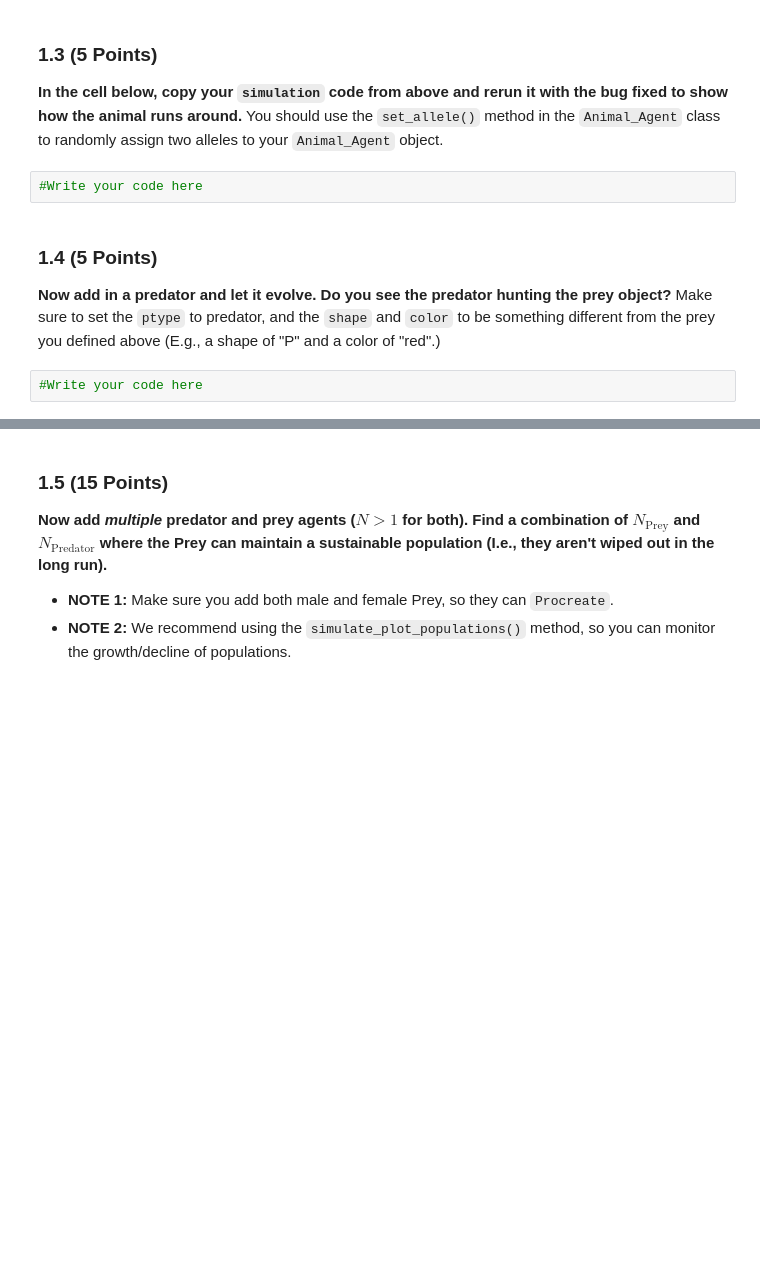
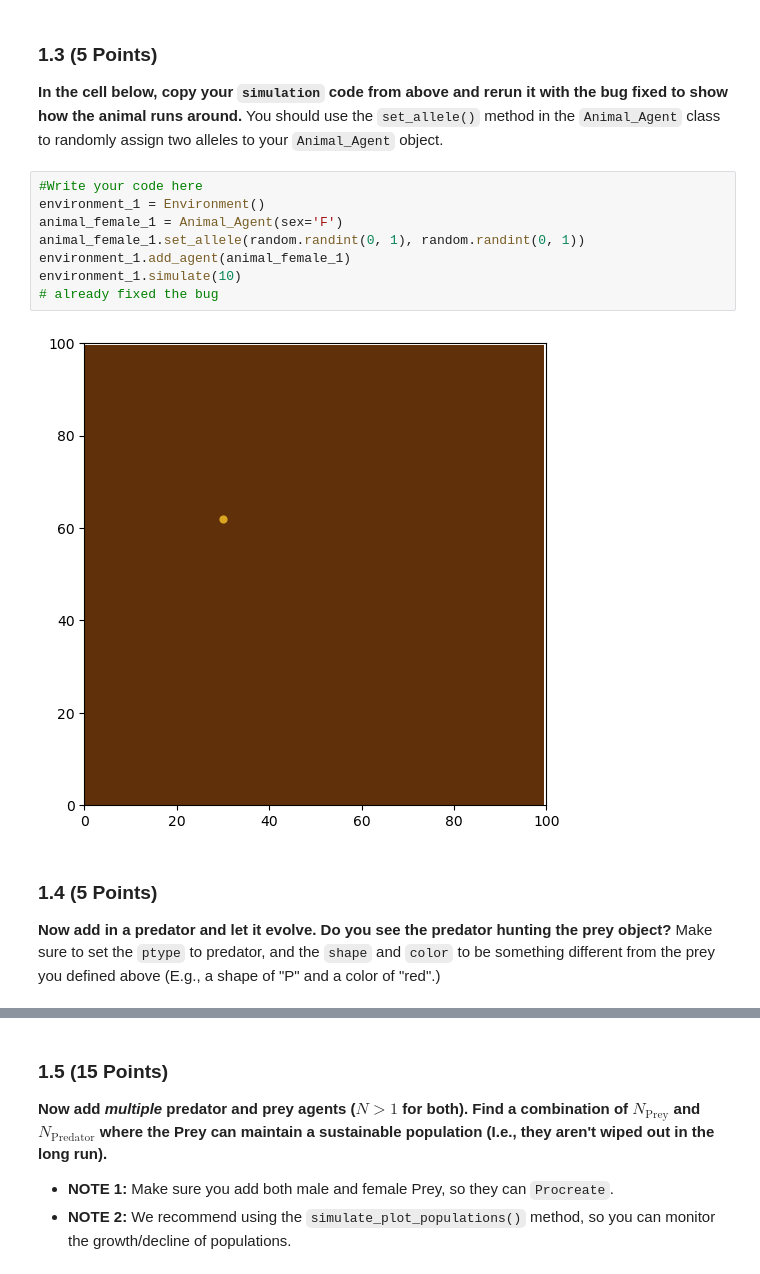
Before and after one commit to zuohanwe/CMSE202-s23-turnin, a Jupyter notebook: hw-03/zuohanwe_HW3_ABMs_STUDENT.ipynb, the cells around one changed output, grey strips where cells are left out. Drawn from its saved outputs; the diff is of its cells as text; blank space fills up the shorter version.

```diff
--- a/hw-03/zuohanwe_HW3_ABMs_STUDENT.ipynb
+++ b/hw-03/zuohanwe_HW3_ABMs_STUDENT.ipynb
@@ -76,11 +88,17 @@ Construct a new `Environment` object and a new `Animal_Agent` object. Specify th
 ### 1.3 (5 Points)
 
 **In the cell below, copy your `simulation` code from above and rerun it with the bug fixed to show how the animal runs around.** You should use the `set_allele()` method in the `Animal_Agent` class to randomly assign two alleles to your `Animal_Agent` object.
-# %%
-#Write your code here
+# %%
+#Write your code here
+environment_1 = Environment()
+animal_female_1 = Animal_Agent(sex='F')
+animal_female_1.set_allele(random.randint(0, 1), random.randint(0, 1))
+environment_1.add_agent(animal_female_1)
+environment_1.simulate(10)
+# already fixed the bug
+# %% [output]
+[figure, added]
 # %% [markdown]
 ### 1.4 (5 Points)
 
 **Now add in a predator and let it evolve. Do you see the predator hunting the prey object?** Make sure to set the `ptype` to predator, and the `shape` and `color` to be something different from the prey you defined above (E.g., a shape of "P" and a color of "red".)
-# %%
-#Write your code here
```
Also changed, not shown: parts of 12 cells of this notebook, 2 other files.
